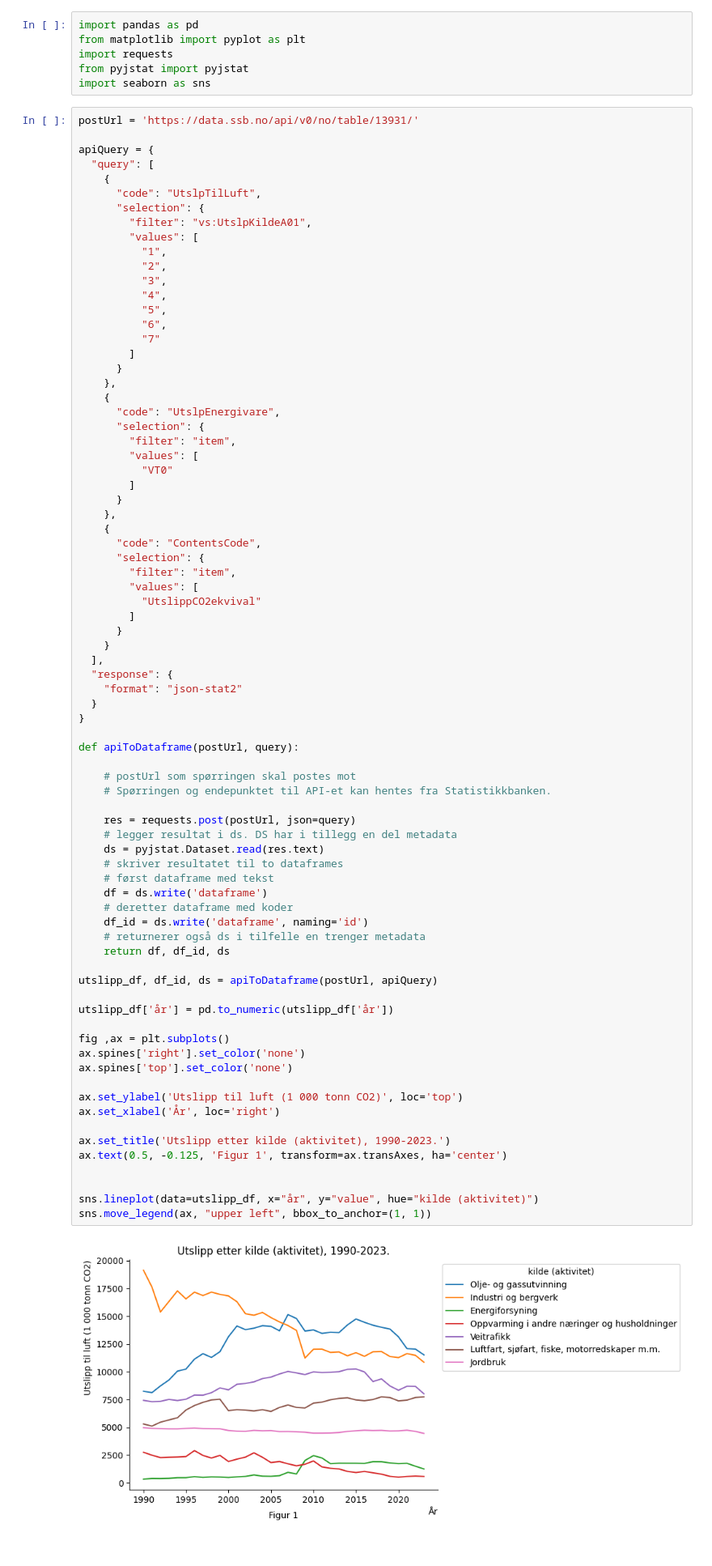
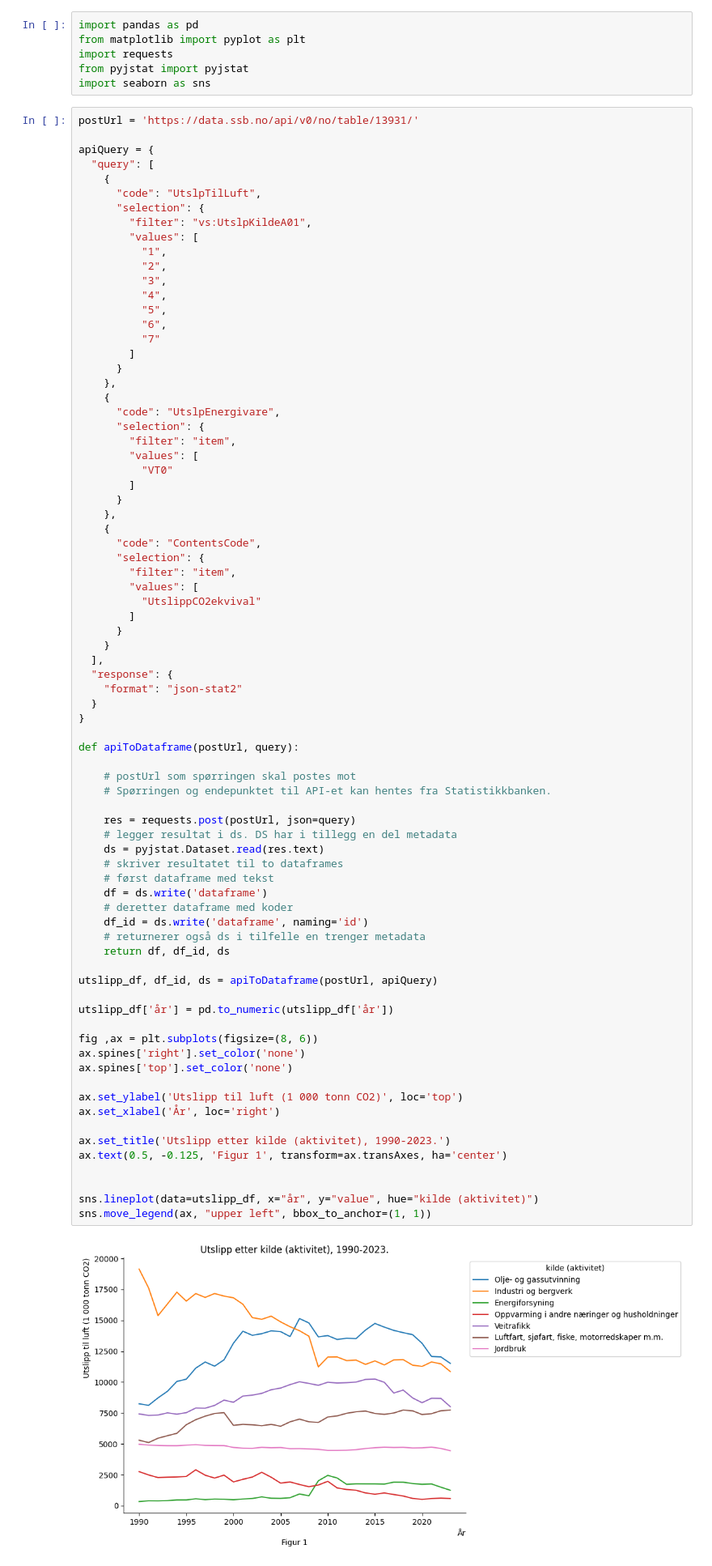
Before and after one commit to loopdiggaz/SOK2014, a Jupyter notebook: PO/Prosjektoppgave.ipynb, the cells around one changed output. Shown at 81% size. Drawn from its saved outputs; the diff is of its cells as text.

```diff
--- a/PO/Prosjektoppgave.ipynb
+++ b/PO/Prosjektoppgave.ipynb
@@ -58,35 +58,35 @@ def apiToDataframe(postUrl, query):
     # Spørringen og endepunktet til API-et kan hentes fra Statistikkbanken.
 
     res = requests.post(postUrl, json=query)
     # legger resultat i ds. DS har i tillegg en del metadata
     ds = pyjstat.Dataset.read(res.text)
     # skriver resultatet til to dataframes
     # først dataframe med tekst
     df = ds.write('dataframe')
     # deretter dataframe med koder
     df_id = ds.write('dataframe', naming='id')
     # returnerer også ds i tilfelle en trenger metadata
     return df, df_id, ds
 
 utslipp_df, df_id, ds = apiToDataframe(postUrl, apiQuery)
 
 utslipp_df['år'] = pd.to_numeric(utslipp_df['år'])
 
-fig ,ax = plt.subplots()
+fig ,ax = plt.subplots(figsize=(8, 6))
 ax.spines['right'].set_color('none')
 ax.spines['top'].set_color('none')
 
 ax.set_ylabel('Utslipp til luft (1 000 tonn CO2)', loc='top')
 ax.set_xlabel('År', loc='right')
 
 ax.set_title('Utslipp etter kilde (aktivitet), 1990-2023.')
 ax.text(0.5, -0.125, 'Figur 1', transform=ax.transAxes, ha='center')
 
 
 sns.lineplot(data=utslipp_df, x="år", y="value", hue="kilde (aktivitet)")
 sns.move_legend(ax, "upper left", bbox_to_anchor=(1, 1))
 # %% [output]
-[figure, old version]
+[figure, new version]
 # %% [markdown]
 Figur 1 viser utslipp til luft etter kilde (1 000 tonn CO2-ekvivalenter), i en tidsserie fra 1990 til 2023. Figuren viser at utslippene fra olje- og gassutvinning er størst, med ca 11 514 tonn CO2 i 2023. Observere også en negativ trend siden 2015. Denne reduksjonen i utslipp fra den norske sokkelen siden 2015 er betydelig knyttet til elektrifisering av offshore plattformer. Flere prosjekter har blitt implementert for å overføre olje- og gassplattformer fra å bruke gass-turbiner, som har høye CO2-utslipp, til å bli drevet av elektrisitet levert via kabler fra land. Denne overgangen er en del av en bredere innsats for å redusere $CO2-utslipp$ og oppnå Norges ambisiøse klimamål.
 
```
Also changed, not shown: parts of 4 cells of this notebook, 1 other file.
